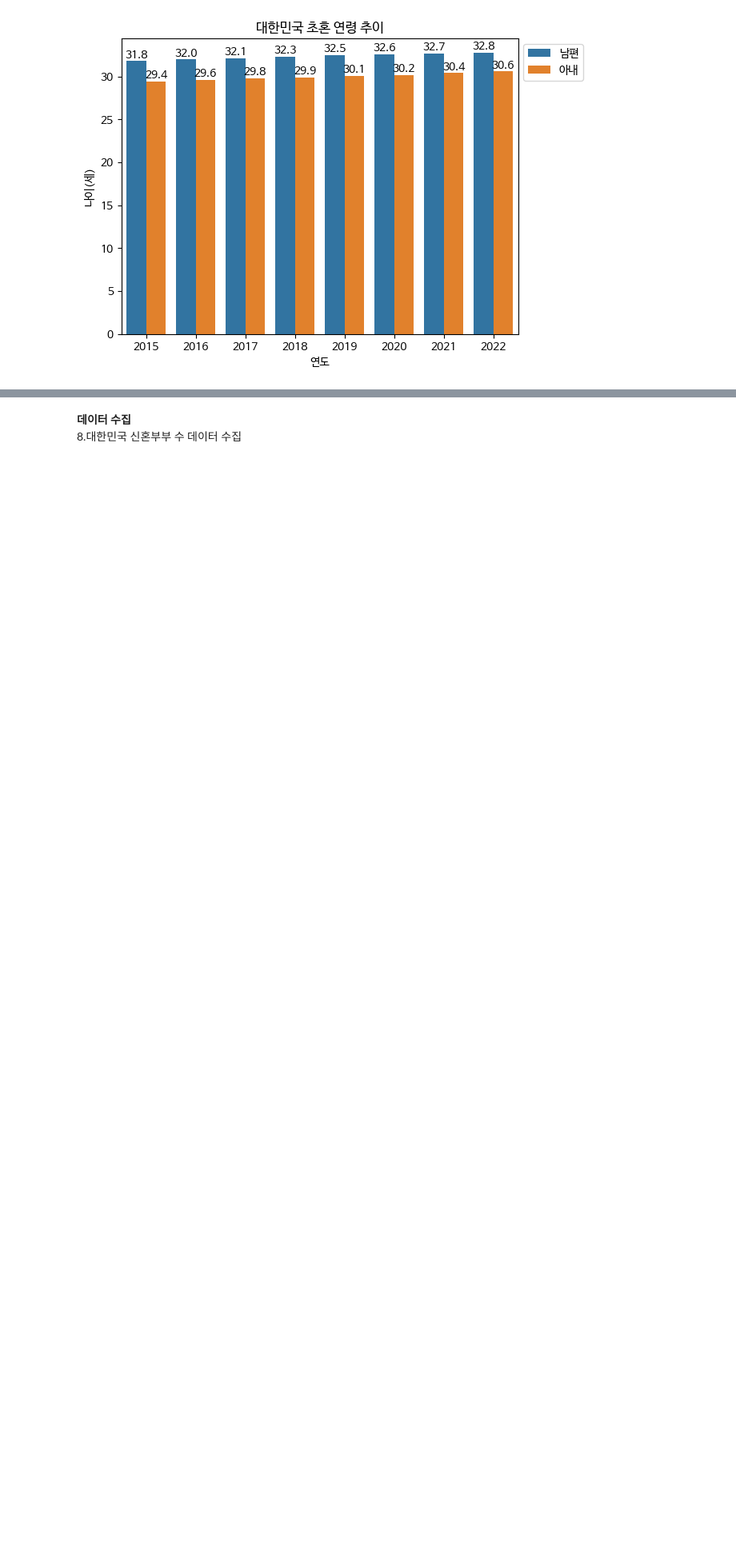
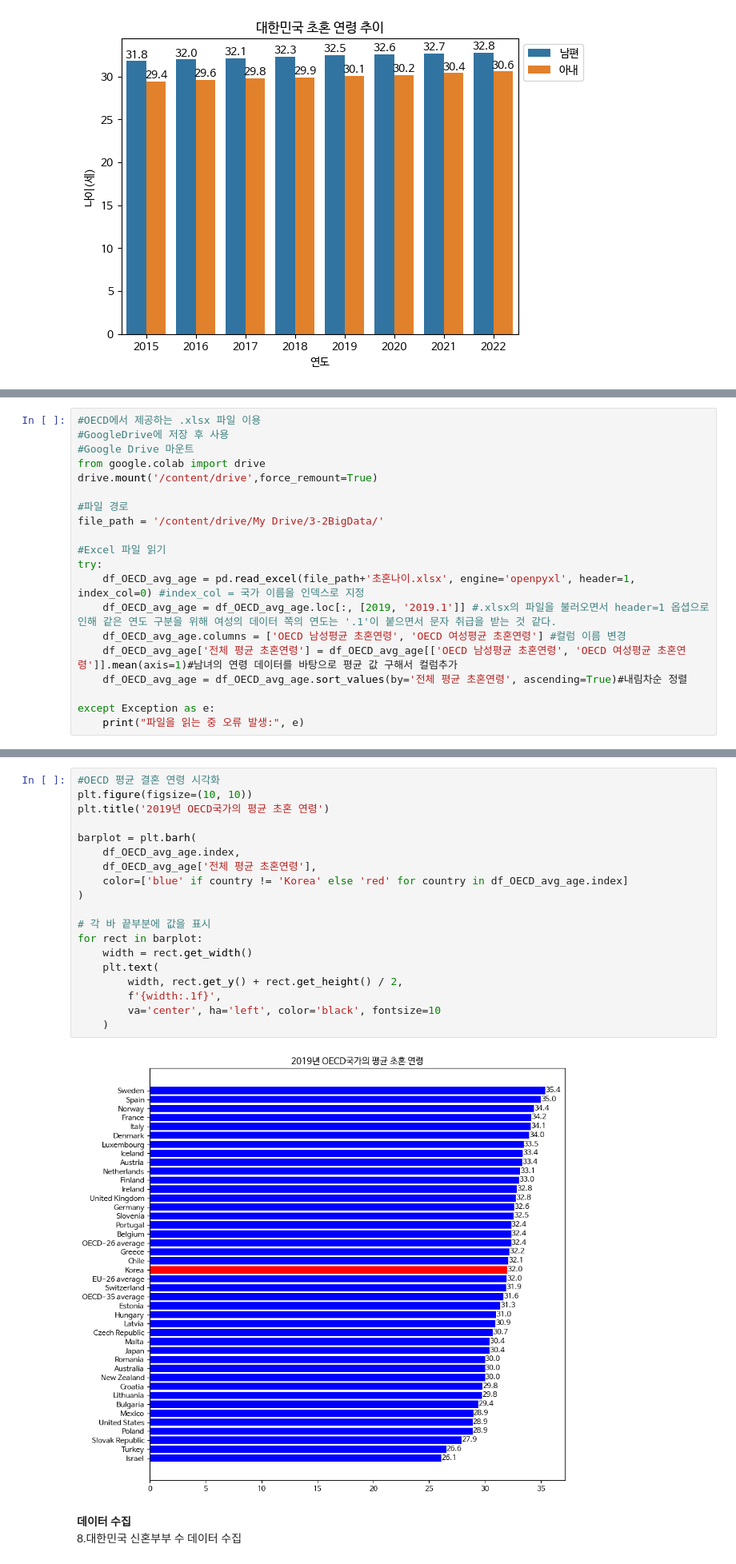
Before and after one commit to MCK-OOTS/DataVisualization, a Jupyter notebook: DataVisualization.ipynb, the cells around one changed output, grey strips where cells are left out. Shown at 80% size. Drawn from its saved outputs; the diff is of its cells as text; blank space fills up the shorter version.

```diff
--- a/DataVisualization.ipynb
+++ b/DataVisualization.ipynb
@@ -837,0 +853,20 @@ plt.legend(loc='upper left', bbox_to_anchor=(1, 1))
+# %%
+#OECD에서 제공하는 .xlsx 파일 이용
+#GoogleDrive에 저장 후 사용
+#Google Drive 마운트
+from google.colab import drive
+drive.mount('/content/drive',force_remount=True)
+
+#파일 경로
+file_path = '/content/drive/My Drive/3-2BigData/'
+
+#Excel 파일 읽기
+try:
+    df_OECD_avg_age = pd.read_excel(file_path+'초혼나이.xlsx', engine='openpyxl', header=1, index_col=0) #index_col = 국가 이름을 인덱스로 지정
+    df_OECD_avg_age = df_OECD_avg_age.loc[:, [2019, '2019.1']] #.xlsx의 파일을 불러오면서 header=1 옵셥으로 인해 같은 연도 구분을 위해 여성의 데이터 쪽의 연도는 '.1'이 붙으면서 문자 취급을 받는 것 같다.
+    df_OECD_avg_age.columns = ['OECD 남성평균 초혼연령', 'OECD 여성평균 초혼연령'] #컬럼 이름 변경
+    df_OECD_avg_age['전체 평균 초혼연령'] = df_OECD_avg_age[['OECD 남성평균 초혼연령', 'OECD 여성평균 초혼연령']].mean(axis=1)#남녀의 연령 데이터를 바탕으로 평균 값 구해서 컬럼추가
+    df_OECD_avg_age = df_OECD_avg_age.sort_values(by='전체 평균 초혼연령', ascending=True)#내림차순 정렬
+
+except Exception as e:
+    print("파일을 읽는 중 오류 발생:", e)
@@ -838,3 +880,24 @@ plt.legend(loc='upper left', bbox_to_anchor=(1, 1))
+# %%
+#OECD 평균 결혼 연령 시각화
+plt.figure(figsize=(10, 10))
+plt.title('2019년 OECD국가의 평균 초혼 연령')
+
+barplot = plt.barh(
+    df_OECD_avg_age.index,
+    df_OECD_avg_age['전체 평균 초혼연령'],
+    color=['blue' if country != 'Korea' else 'red' for country in df_OECD_avg_age.index]
+)
+
+# 각 바 끝부분에 값을 표시
+for rect in barplot:
+    width = rect.get_width()
+    plt.text(
+        width, rect.get_y() + rect.get_height() / 2,
+        f'{width:.1f}',
+        va='center', ha='left', color='black', fontsize=10
+    )
+# %% [output]
+[figure, added]
 # %% [markdown]
 **데이터 수집**<br>
 8.대한민국 신혼부부 수 데이터 수집
```
Also changed, not shown: parts of 37 cells of this notebook.
